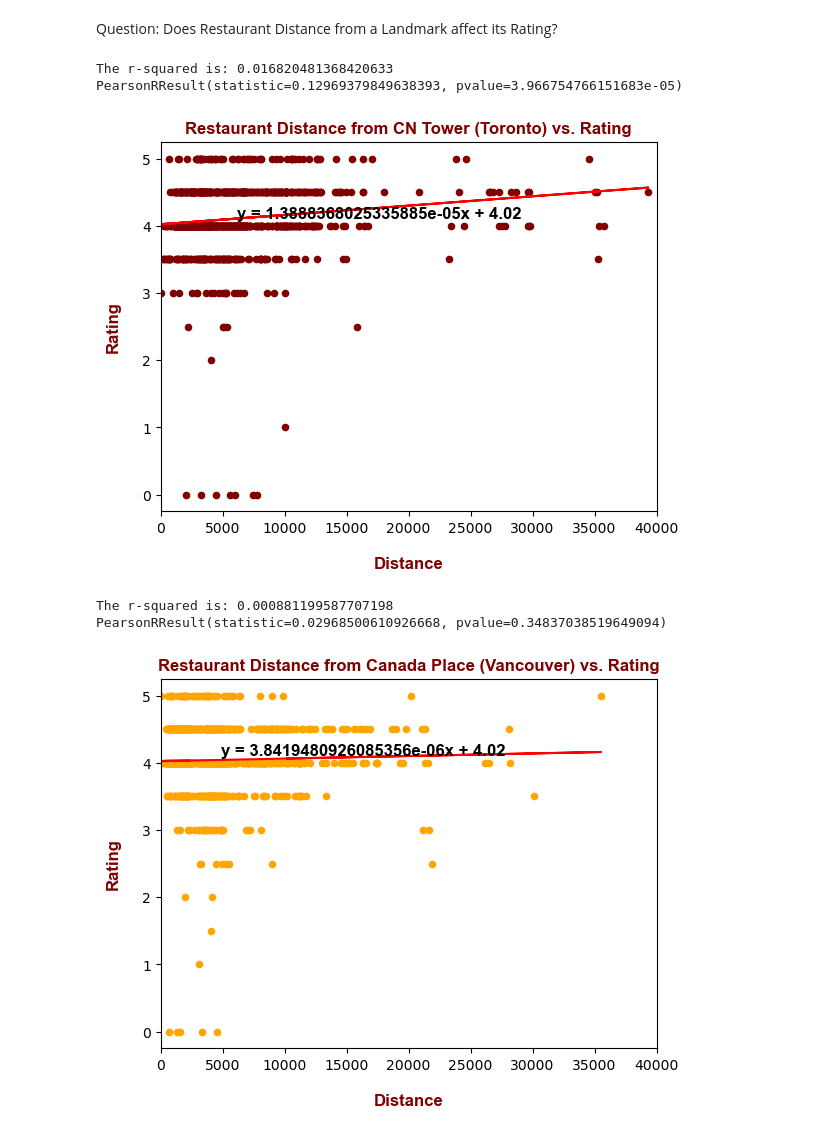
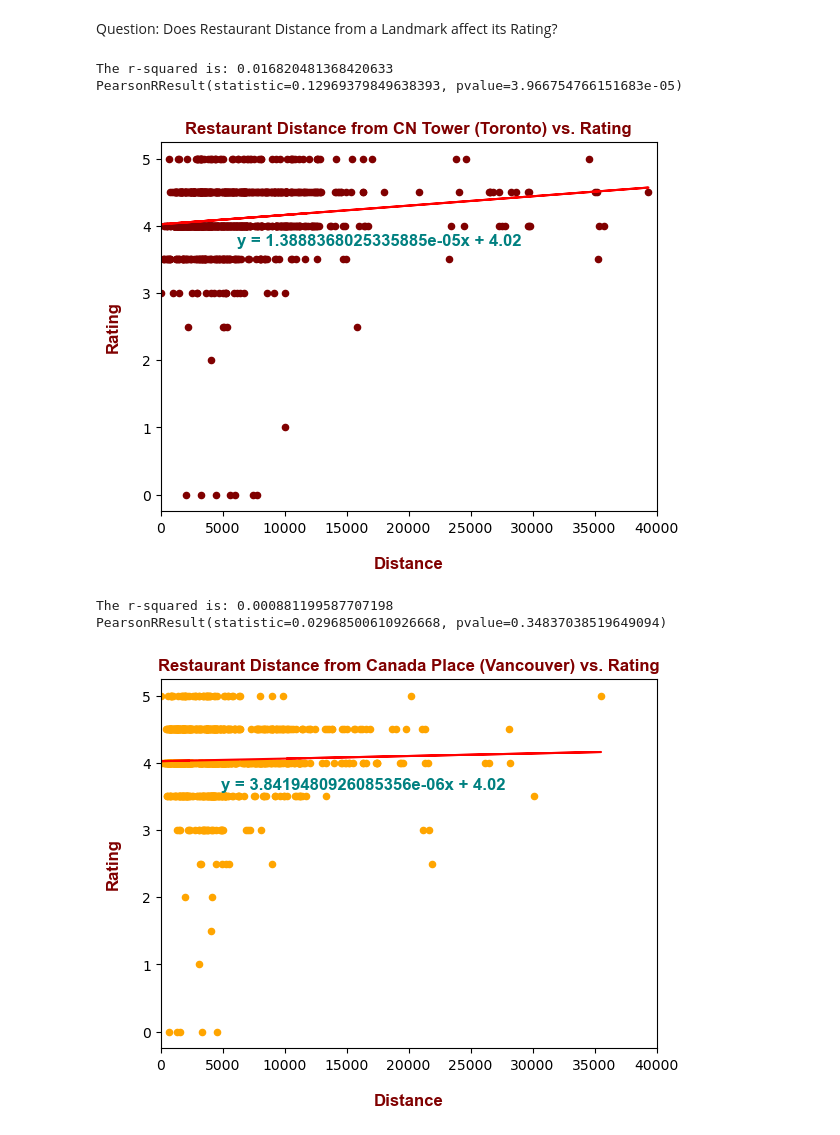
Before and after one commit to AlanDeng7/Module-7-Project1, a Jupyter notebook: Code_Chris/project_1_visualizations.ipynb, the cells around one changed output. Saved outputs shown, nothing was run; the diff lists cells and outputs as text; code cells hidden in the pictures.

```diff
--- a/Code_Chris/project_1_visualizations.ipynb
+++ b/Code_Chris/project_1_visualizations.ipynb
@@ -137,29 +137,29 @@ Question: Does Restaurant Distance from a Landmark affect its Rating?
 # %%
 #Create Scatterplots of the distance vs. rating
 
 tor_df.plot(kind="scatter", x="Distance", y="Rating", xlim=(0, 40000), color="maroon")
 
 #Pearson correlation
 torcorrelation = st.pearsonr(tor_df["Distance"], tor_df["Rating"])
 
 #linear regression line
 (slope, intercept, rvalue, pvalue, stderr) = linregress(tor_df["Distance"], tor_df["Rating"])
 regress_values = tor_df["Distance"] * slope + intercept
 line_eq = "y = " + str(slope) + "x + " + str(round(intercept,2))
 plt.plot(tor_df["Distance"],regress_values,"r-")
-plt.annotate(line_eq,(tor_df["Distance"].mean(),tor_df["Rating"].mean()), fontsize=12, fontname="Arial", fontweight="bold")
+plt.annotate(line_eq,(tor_df["Distance"].mean()-1,tor_df["Rating"].mean()-.4), fontsize=12, fontname="Arial", fontweight="bold", color="teal")
 
 #Styling
 plt.title('Restaurant Distance from CN Tower (Toronto) vs. Rating',fontsize=12, fontname="Arial", fontweight="bold", color="maroon")
 plt.xlabel("Distance", fontsize=12, labelpad=15, fontname="Arial", fontweight="bold", color="maroon")
 plt.ylabel("Rating", fontsize=12, labelpad=15, fontname="Arial", fontweight="bold", color="maroon")
 
 print(f"The r-squared is: {rvalue**2}")
 print(torcorrelation)
 # %% [output]
 The r-squared is: 0.016820481368420633
 PearsonRResult(statistic=0.12969379849638393, pvalue=3.966754766151683e-05)
-[figure, old version]
+[figure, new version]
 # %%
 #Create Scatterplots of the distance vs. rating
 van_df.plot(kind="scatter", x="Distance", y="Rating", xlim=(0, 40000),color="orange")
@@ -174,7 +174,7 @@ line_eq = "y = " + str(slope) + "x + " + str(round(intercept,2))
 plt.plot(van_df["Distance"],regress_values,"r-")
 
 #Styling
-plt.annotate(line_eq,(van_df["Distance"].mean(),tor_df["Rating"].mean()),fontsize=12, fontname="Arial", fontweight="bold")
+plt.annotate(line_eq,(van_df["Distance"].mean()-1,tor_df["Rating"].mean()-0.5),fontsize=12, fontname="Arial", fontweight="bold", color="teal")
 plt.title('Restaurant Distance from Canada Place (Vancouver) vs. Rating',fontsize=12, fontname="Arial", fontweight="bold", color="maroon")
 plt.xlabel("Distance", fontsize=12, labelpad=15, fontname="Arial", fontweight="bold", color="maroon")
 plt.ylabel("Rating", fontsize=12, labelpad=15, fontname="Arial", fontweight="bold", color="maroon")
@@ -184,4 +184,4 @@ print(vancorrelation)
 # %% [output]
 The r-squared is: 0.000881199587707198
 PearsonRResult(statistic=0.02968500610926668, pvalue=0.34837038519649094)
-[figure, old version]
+[figure, new version]
```
Also changed, not shown: parts of 1 cell of this notebook, 2 other files.
